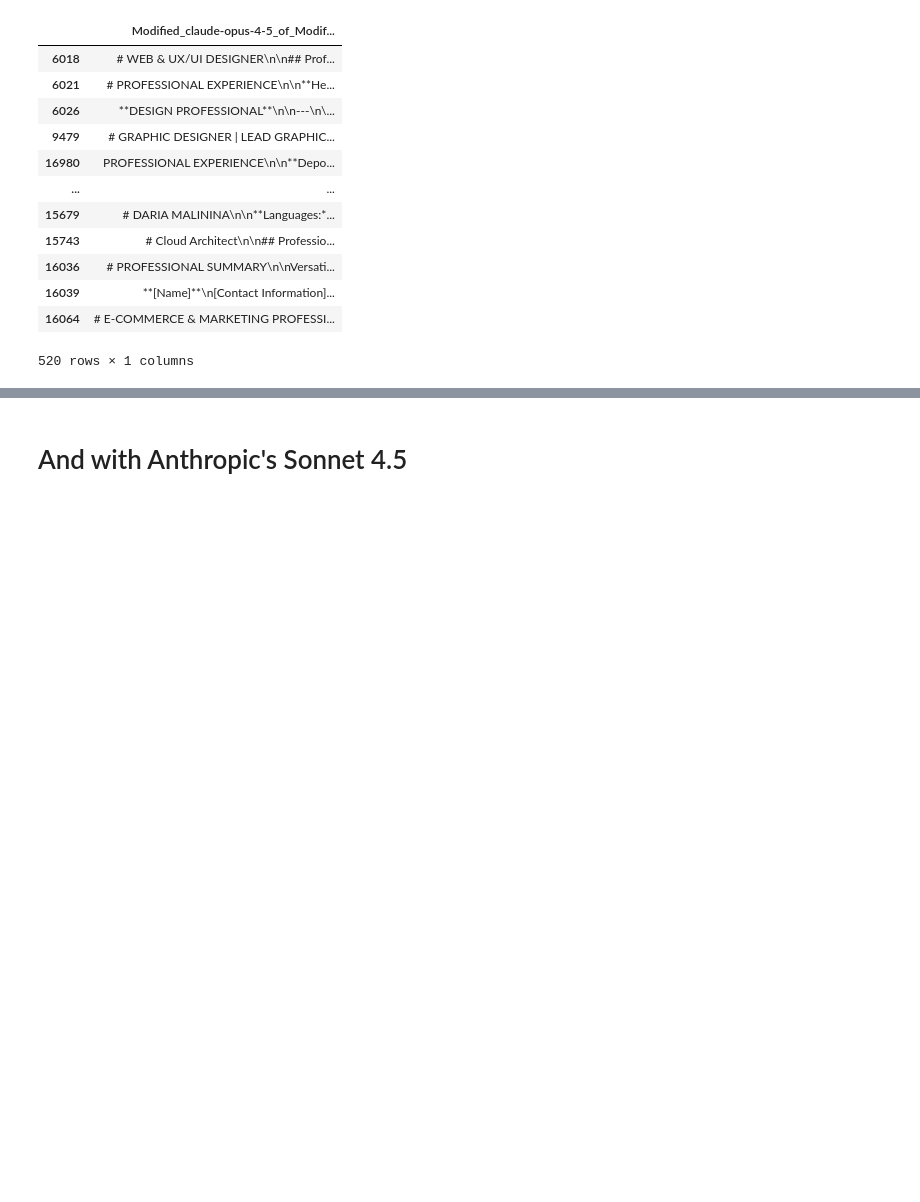
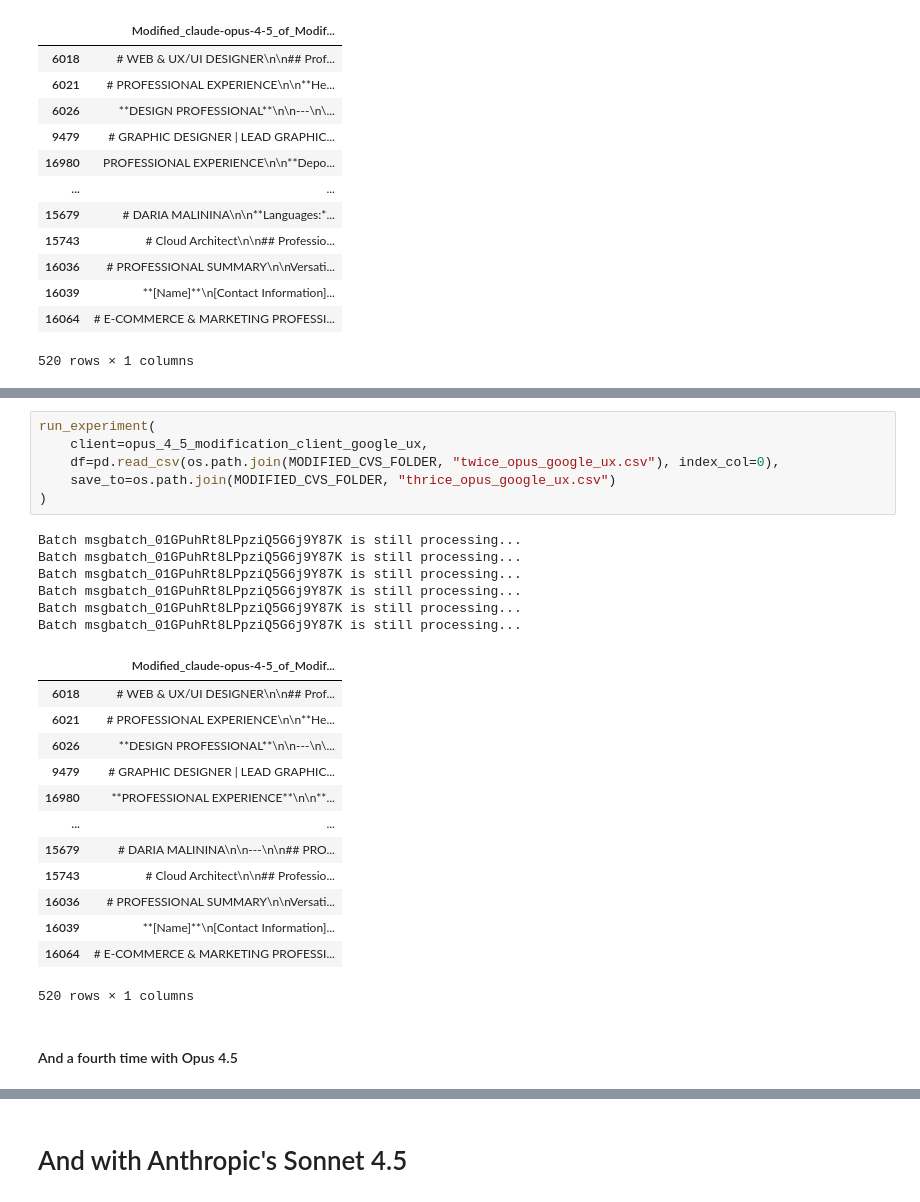
Before and after one commit to pvdklei/FACT, a Jupyter notebook: pepijn/modify.ipynb, the cells around one changed output, grey strips where cells are left out. Drawn from its saved outputs; the diff is of its cells as text; blank space fills up the shorter version.

Commit message:
nog meer modifications en scores

```diff
--- a/pepijn/modify.ipynb
+++ b/pepijn/modify.ipynb
@@ -284,0 +380,28 @@ Batch msgbatch_01LRKdN2Kj5jd3NUiNm4KJhU is still processing...
+# %%
+run_experiment(
+    client=opus_4_5_modification_client_google_ux,
+    df=pd.read_csv(os.path.join(MODIFIED_CVS_FOLDER, "twice_opus_google_ux.csv"), index_col=0),
+    save_to=os.path.join(MODIFIED_CVS_FOLDER, "thrice_opus_google_ux.csv")
+)
+# %% [output]
+Batch msgbatch_01GPuhRt8LPpziQ5G6j9Y87K is still processing...
+Batch msgbatch_01GPuhRt8LPpziQ5G6j9Y87K is still processing...
+Batch msgbatch_01GPuhRt8LPpziQ5G6j9Y87K is still processing...
+Batch msgbatch_01GPuhRt8LPpziQ5G6j9Y87K is still processing...
+Batch msgbatch_01GPuhRt8LPpziQ5G6j9Y87K is still processing...
+Batch msgbatch_01GPuhRt8LPpziQ5G6j9Y87K is still processing...
+|  | Modified_claude-opus-4-5_of_Modif... |
+| 6018 | # WEB & UX/UI DESIGNER\n\n## Prof... |
+| 6021 | # PROFESSIONAL EXPERIENCE\n\n**He... |
+| 6026 | **DESIGN PROFESSIONAL**\n\n---\n\... |
+| 9479 | # GRAPHIC DESIGNER | LEAD GRAPHIC... |
+| 16980 | **PROFESSIONAL EXPERIENCE**\n\n**... |
+| ... | ... |
+| 15679 | # DARIA MALININA\n\n---\n\n## PRO... |
+| 15743 | # Cloud Architect\n\n## Professio... |
+| 16036 | # PROFESSIONAL SUMMARY\n\nVersati... |
+| 16039 | **[Name]**\n[Contact Information]... |
+| 16064 | # E-COMMERCE & MARKETING PROFESSI... |
+520 rows × 1 columns
+# %% [markdown]
+#### And a fourth time with Opus 4.5
```
Also changed, not shown: parts of 21 cells of this notebook, 31 other files.
